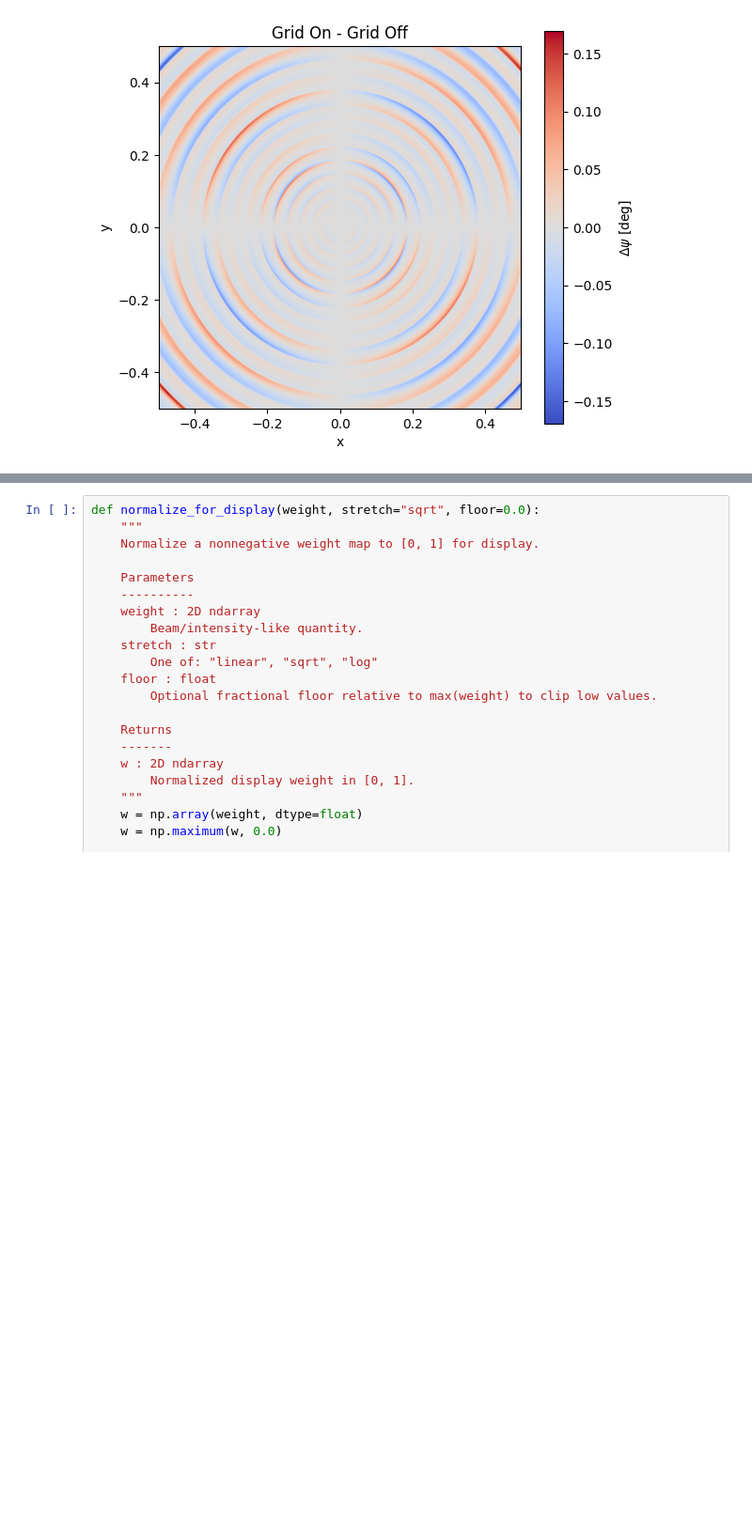
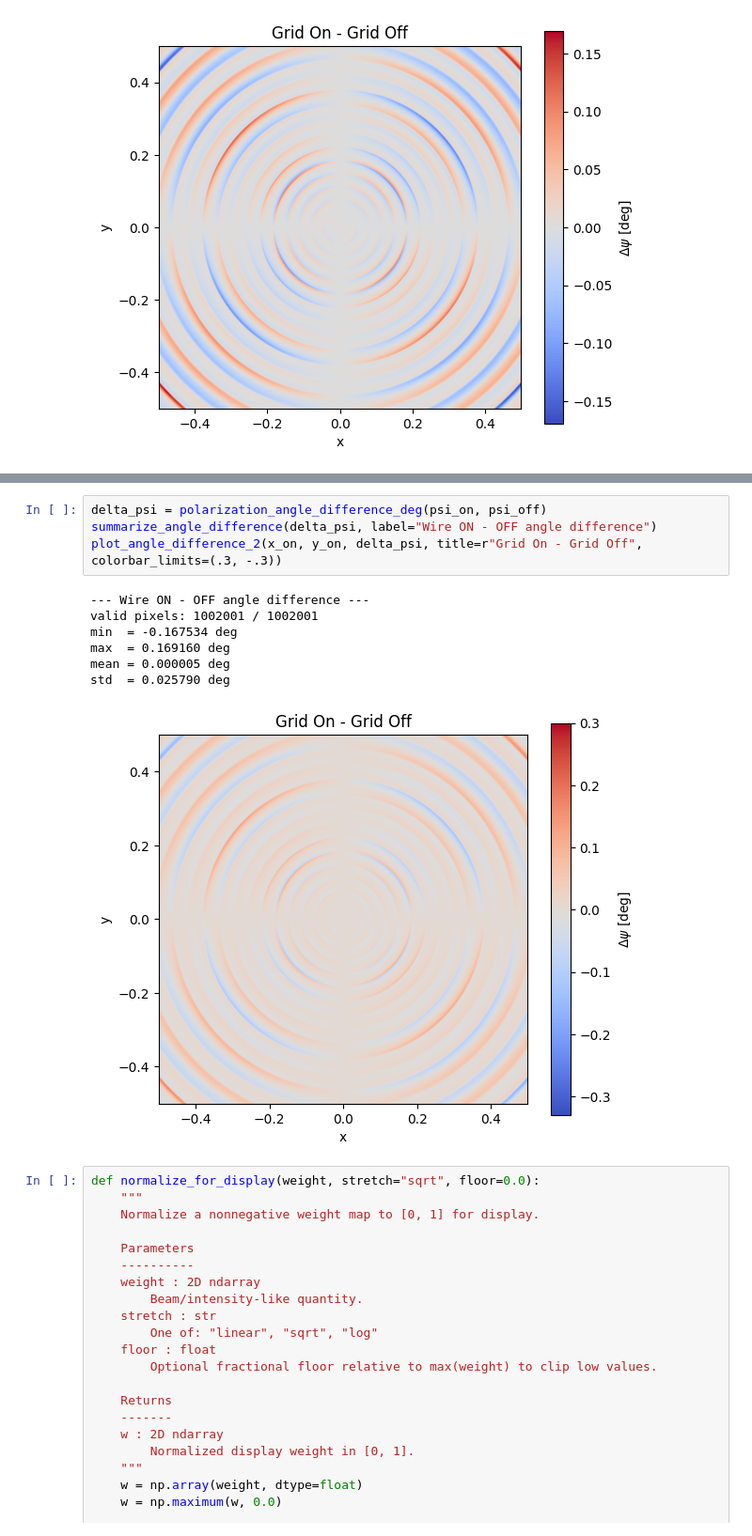
Before and after one commit to dlllonb/wiregrid, a Jupyter notebook: analysis/notebooks/wires_200on_offx.ipynb, the cells around one changed output, grey strips where cells are left out. Shown at 94% size. Drawn from its saved outputs; the diff is of its cells as text; blank space fills up the shorter version.

```diff
--- a/analysis/notebooks/wires_200on_offx.ipynb
+++ b/analysis/notebooks/wires_200on_offx.ipynb
@@ -475,3 +525,15 @@ std  = 0.025790 deg
+# %%
+delta_psi = polarization_angle_difference_deg(psi_on, psi_off)
+summarize_angle_difference(delta_psi, label="Wire ON - OFF angle difference")
+plot_angle_difference_2(x_on, y_on, delta_psi, title=r"Grid On - Grid Off", colorbar_limits=(.3, -.3))
+# %% [output]
+--- Wire ON - OFF angle difference ---
+valid pixels: 1002001 / 1002001
+min  = -0.167534 deg
+max  = 0.169160 deg
+mean = 0.000005 deg
+std  = 0.025790 deg
+[figure, added]
 # %%
 def normalize_for_display(weight, stretch="sqrt", floor=0.0):
     """
```
Also changed, not shown: parts of 1 cell of this notebook, 3 other files.
